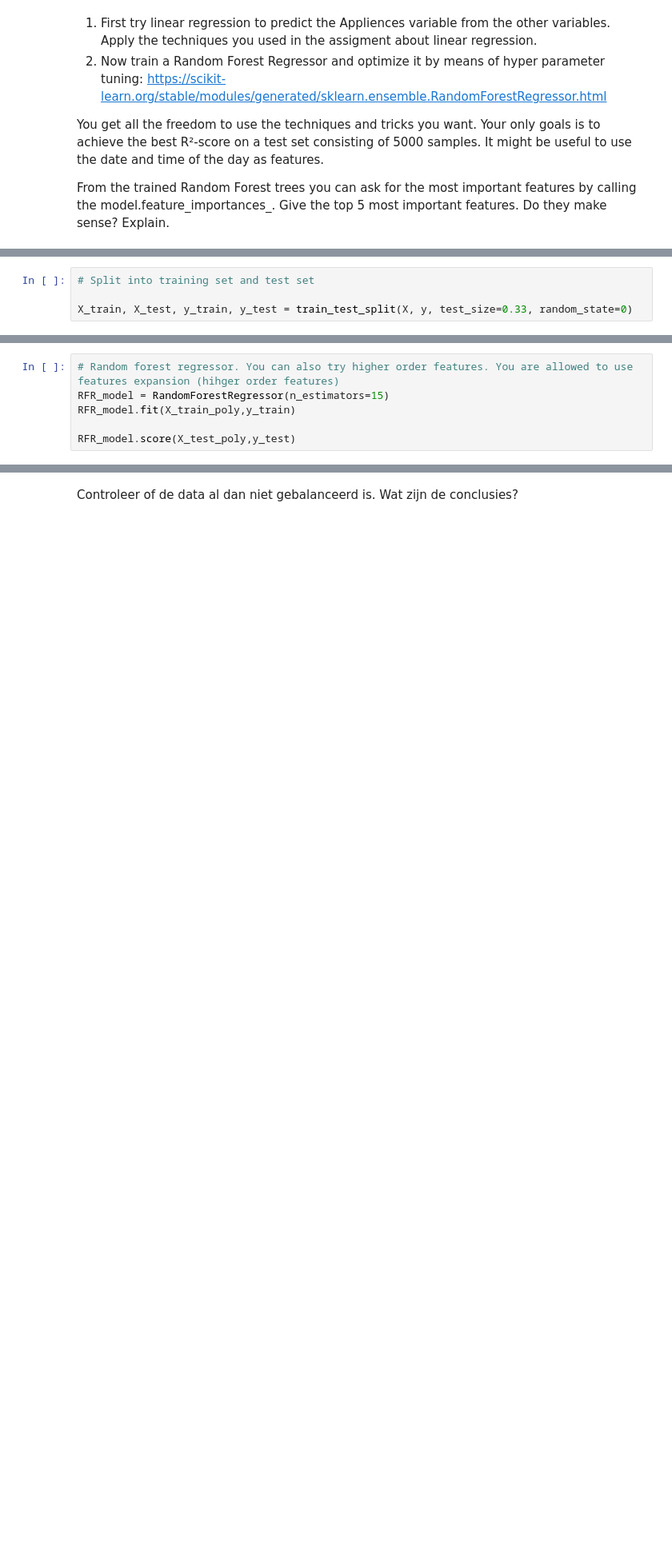
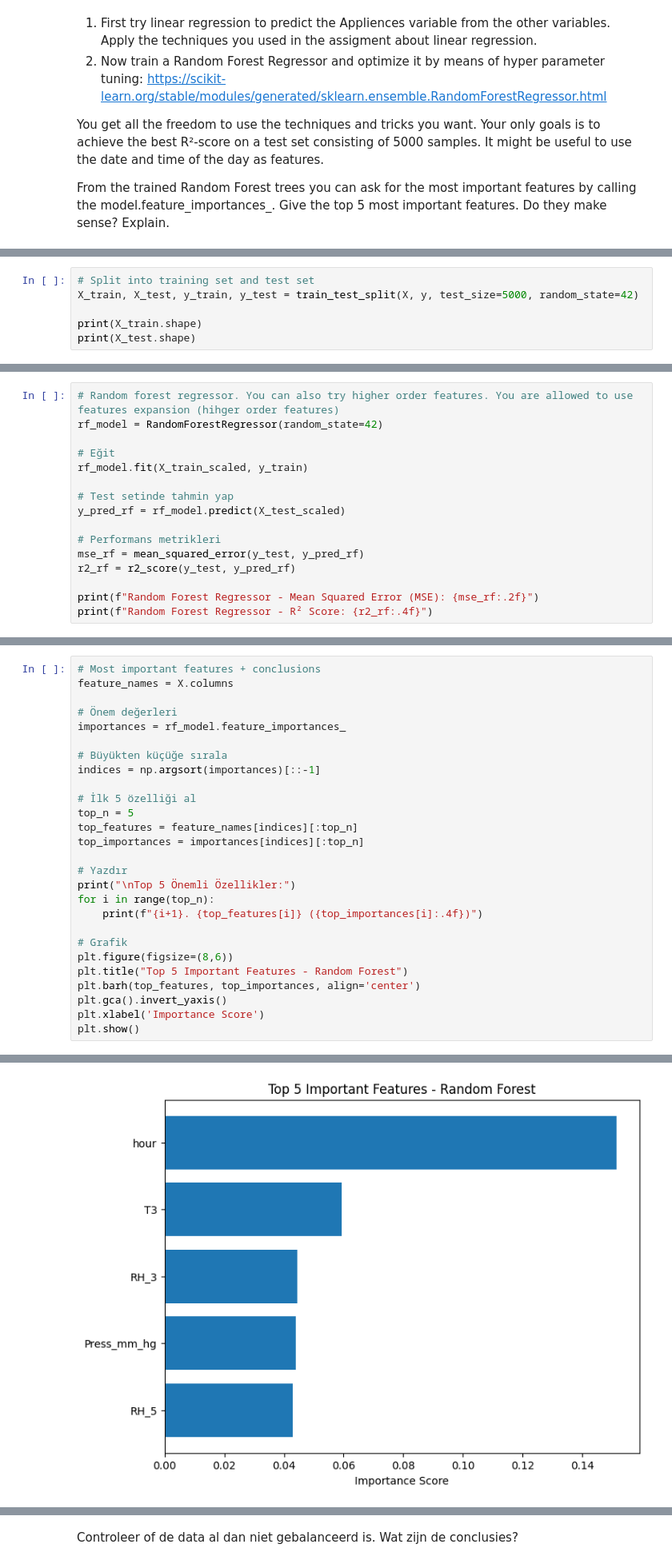
Before and after one commit to pascal-maker/machinelearning, a Jupyter notebook: Session_06_Decision_Trees_Ensemble_Methods_Assignment.ipynb, the cells around one changed output, grey strips where cells are left out. Shown: that part at 80% size. Saved outputs shown, nothing was run; the diff lists cells and outputs as text; blank space fills up the shorter version.

```diff
--- a/Session_06_Decision_Trees_Ensemble_Methods_Assignment.ipynb
+++ b/Session_06_Decision_Trees_Ensemble_Methods_Assignment.ipynb
@@ -2136,5 +705,7 @@ X = dataset.drop('Appliances',axis=1)
 y = dataset['Appliances']
 # %%
 # Split into training set and test set
+X_train, X_test, y_train, y_test = train_test_split(X, y, test_size=5000, random_state=42)
 
-X_train, X_test, y_train, y_test = train_test_split(X, y, test_size=0.33, random_state=0)
+print(X_train.shape)
+print(X_test.shape)
@@ -2339,7 +757,17 @@ print("Lasso Regression R2 score on test set:", r2_score(y_test, y_pred_lasso))
 # %%
 # Random forest regressor. You can also try higher order features. You are allowed to use features expansion (hihger order features)
-RFR_model = RandomForestRegressor(n_estimators=15)
-RFR_model.fit(X_train_poly,y_train)
+rf_model = RandomForestRegressor(random_state=42)
 
-RFR_model.score(X_test_poly,y_test)
+# Eğit
+rf_model.fit(X_train_scaled, y_train)
+
+# Test setinde tahmin yap
+y_pred_rf = rf_model.predict(X_test_scaled)
+
+# Performans metrikleri
+mse_rf = mean_squared_error(y_test, y_pred_rf)
+r2_rf = r2_score(y_test, y_pred_rf)
+
+print(f"Random Forest Regressor - Mean Squared Error (MSE): {mse_rf:.2f}")
+print(f"Random Forest Regressor - R² Score: {r2_rf:.4f}")
 # %% [output]
@@ -2840,0 +809,28 @@ the most important features are         Feature  Importance
+# %%
+# Most important features + conclusions
+feature_names = X.columns
+
+# Önem değerleri
+importances = rf_model.feature_importances_
+
+# Büyükten küçüğe sırala
+indices = np.argsort(importances)[::-1]
+
+# İlk 5 özelliği al
+top_n = 5
+top_features = feature_names[indices][:top_n]
+top_importances = importances[indices][:top_n]
+
+# Yazdır
+print("\nTop 5 Önemli Özellikler:")
+for i in range(top_n):
+    print(f"{i+1}. {top_features[i]} ({top_importances[i]:.4f})")
+
+# Grafik
+plt.figure(figsize=(8,6))
+plt.title("Top 5 Important Features - Random Forest")
+plt.barh(top_features, top_importances, align='center')
+plt.gca().invert_yaxis()
+plt.xlabel('Importance Score')
+plt.show()
+# %% [output]
@@ -2840,0 +843 @@ the most important features are         Feature  Importance
+[figure, added]
```
Also changed, not shown: parts of 126 cells of this notebook.
